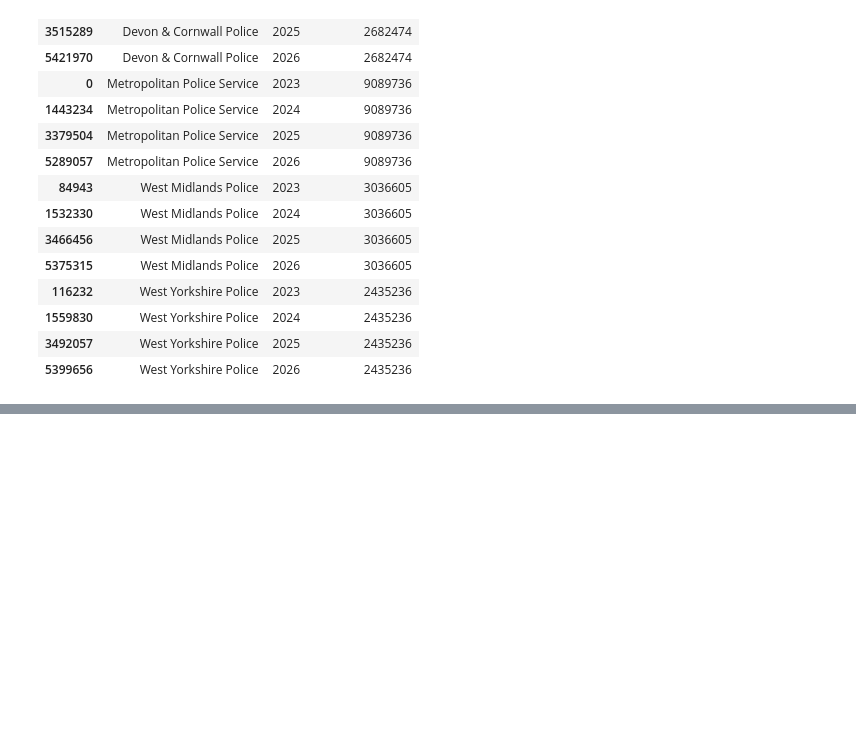
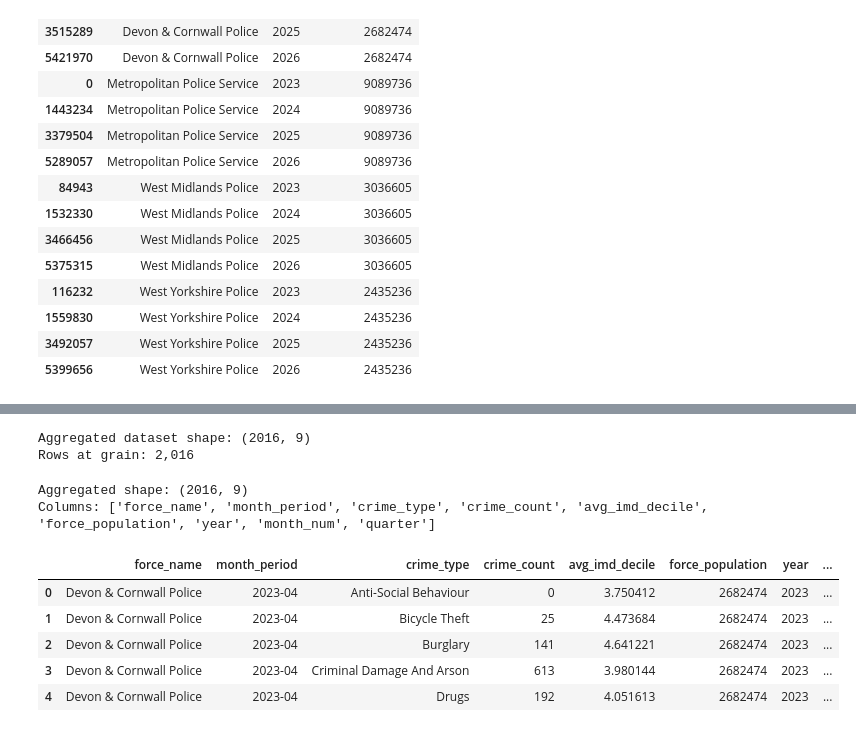
Before and after one commit to vcmeamaria/data-cleaning, a Jupyter notebook: pipeline.ipynb, the cells around one changed output, grey strips where cells are left out. Cells and saved outputs as stored; diff of their text form; code cells hidden in the pictures; blank space fills up the shorter version.

```diff
--- a/pipeline.ipynb
+++ b/pipeline.ipynb
@@ -909,0 +923,37 @@ No null force_population values after join
+# %%
+# aggregating to reporting grain
+GRAIN = ["force_name", "month_period", "crime_type"]
+
+df_agg = (
+    df.groupby(GRAIN, observed=True)
+    .agg(
+        crime_count      = ("Crime ID", "count"),          # COUNT of records (null-safe)
+        avg_imd_decile   = ("imd_decile", "mean"),         # mean decile; NaN where all null
+        force_population = ("force_population", "first"),  # constant per force-year
+        year             = ("year", "first"),
+        month_num        = ("month_num", "first"),
+        quarter          = ("quarter", "first"),
+    )
+    .reset_index()
+)
+
+print(f"Aggregated dataset shape: {df_agg.shape}")
+print(f"Rows at grain: {len(df_agg):,}")
+# %% [output]
+Aggregated dataset shape: (2016, 9)
+Rows at grain: 2,016
+# %%
+# preview aggregated data
+
+print(f"Aggregated shape: {df_agg.shape}")
+print(f"Columns: {df_agg.columns.tolist()}")
+display(df_agg.head())
+# %% [output]
+Aggregated shape: (2016, 9)
+Columns: ['force_name', 'month_period', 'crime_type', 'crime_count', 'avg_imd_decile', 'force_population', 'year', 'month_num', 'quarter']
+|  | force_name | month_period | crime_type | crime_count | avg_imd_decile | force_population | year | ... |
+| 0 | Devon & Cornwall Police | 2023-04 | Anti-Social Behaviour | 0 | 3.750412 | 2682474 | 2023 | ... |
+| 1 | Devon & Cornwall Police | 2023-04 | Bicycle Theft | 25 | 4.473684 | 2682474 | 2023 | ... |
+| 2 | Devon & Cornwall Police | 2023-04 | Burglary | 141 | 4.641221 | 2682474 | 2023 | ... |
+| 3 | Devon & Cornwall Police | 2023-04 | Criminal Damage And Arson | 613 | 3.980144 | 2682474 | 2023 | ... |
+| 4 | Devon & Cornwall Police | 2023-04 | Drugs | 192 | 4.051613 | 2682474 | 2023 | ... |
```
Also changed, not shown: parts of 2 cells of this notebook.
